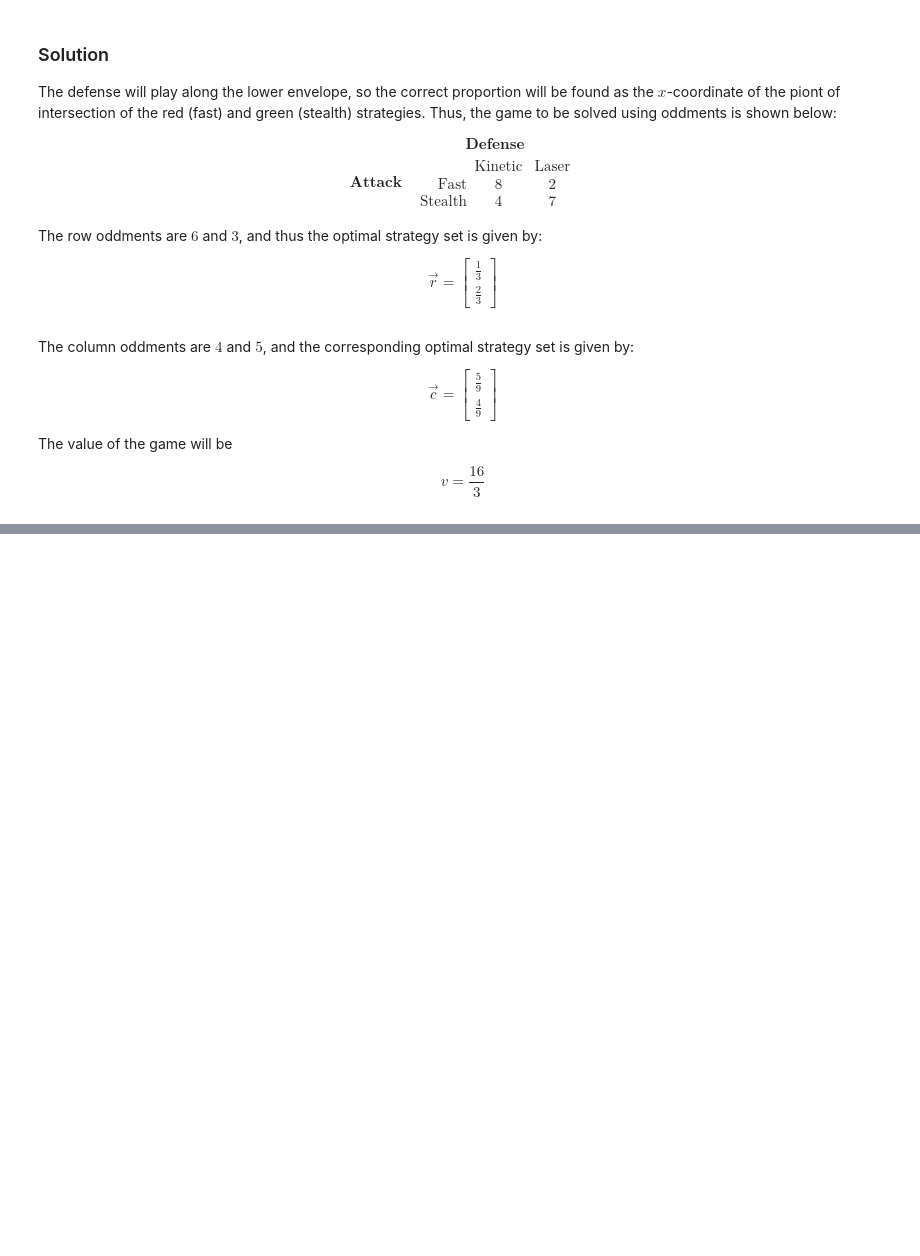
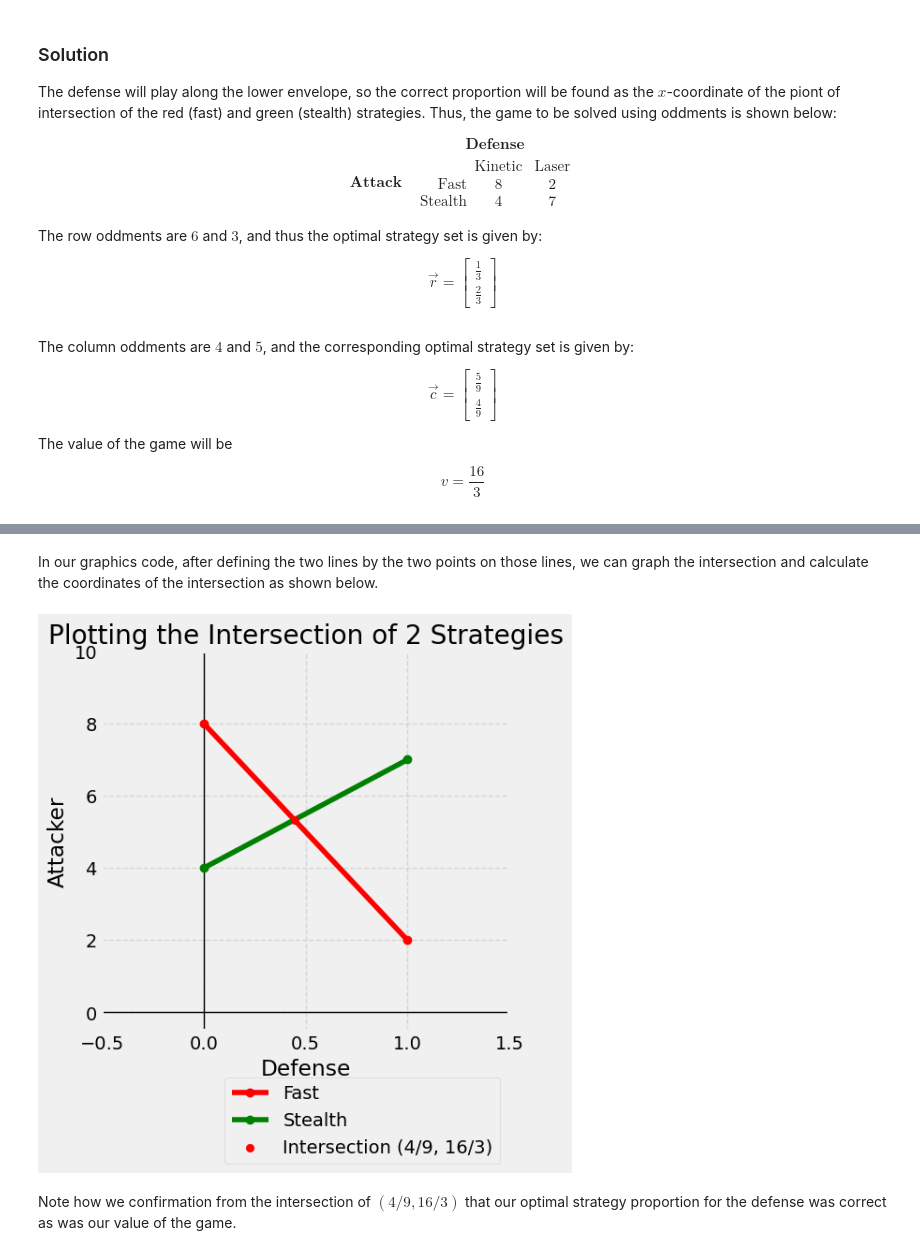
Before and after one commit to StraightDraw/game, a Jupyter notebook: Z7a.ipynb, the cells around one changed output, grey strips where cells are left out. Saved outputs shown, nothing was run; the diff lists cells and outputs as text; code cells hidden in the pictures; blank space fills up the shorter version.

```diff
--- a/Z7a.ipynb
+++ b/Z7a.ipynb
@@ -78,0 +93,39 @@ $$v=\frac{16}{3}$$
+# %%
+def get_slope_int(p1, p2):
+    m = (p2[1] - p1[1]) / (p2[0] - p1[0])
+    b = p1[1] - m * p1[0]
+    return m, b
+# %% [markdown]
+In our graphics code, after defining the two lines by the two points on those lines, we can graph the intersection and calculate the coordinates of the intersection as shown below.
+# %%
+plots.figure(figsize=(5,5))
+plots.axhline(0, color='black', linewidth=1)
+plots.axvline(0, color='black', linewidth=1)
+plots.xlim(-0.5, 1.5); plots.ylim(-0.5, 10)
+
+points1 = ((0, 8), (1, 2))
+plots.plot(*zip(*points1), marker='o', color='red', label='Fast')
+
+points2 = ((0, 4), (1, 7))
+plots.plot(*zip(*points2), marker='o', color='green', label='Stealth')
+
+m1, b1 = get_slope_int(points1[0], points1[1])
+m2, b2 = get_slope_int(points2[0], points2[1])
+x_0 = (b2 - b1) / (m1 - m2)
+y_0 = m1 * x_0 + b1
+
+# Rationalize the values
+rx = Fraction(x_0).limit_denominator()
+ry = Fraction(y_0).limit_denominator()
+plots.scatter(x_0, y_0, color='red', label=f'Intersection ({rx}, {ry})', zorder=3)
+
+plots.xlabel('Defense')
+plots.ylabel('Attacker')
+plots.title('Plotting the Intersection of 2 Strategies')
+plots.grid(True, linestyle='--', alpha=0.7)
+plots.legend(loc='upper right', bbox_to_anchor=(1, -0.1),framealpha=0.75)
+plots.show()
+# %% [output]
+[figure, added]
+# %% [markdown]
+Note how we confirmation from the intersection of $(4/9, 16/3)$ that our optimal strategy proportion for the defense was correct as was our value of the game.
```
Also changed, not shown: parts of 3 cells of this notebook, 3 other files.
